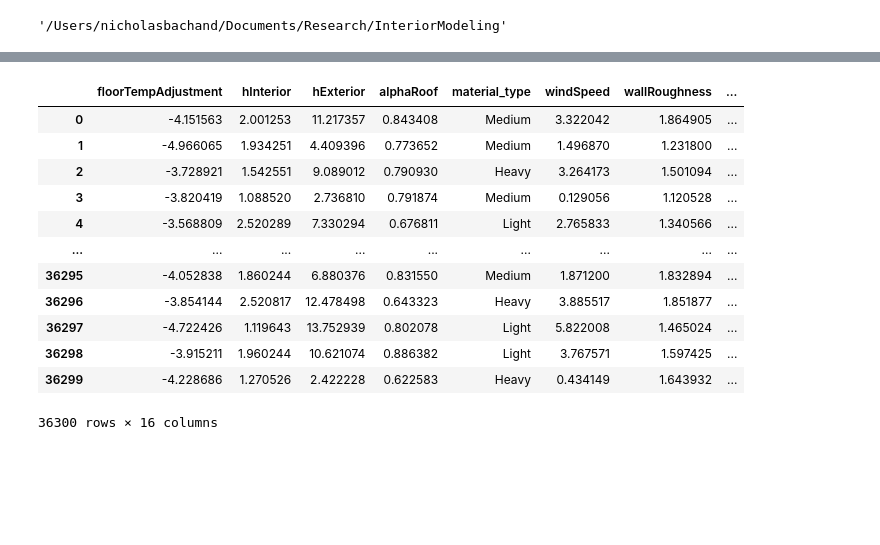
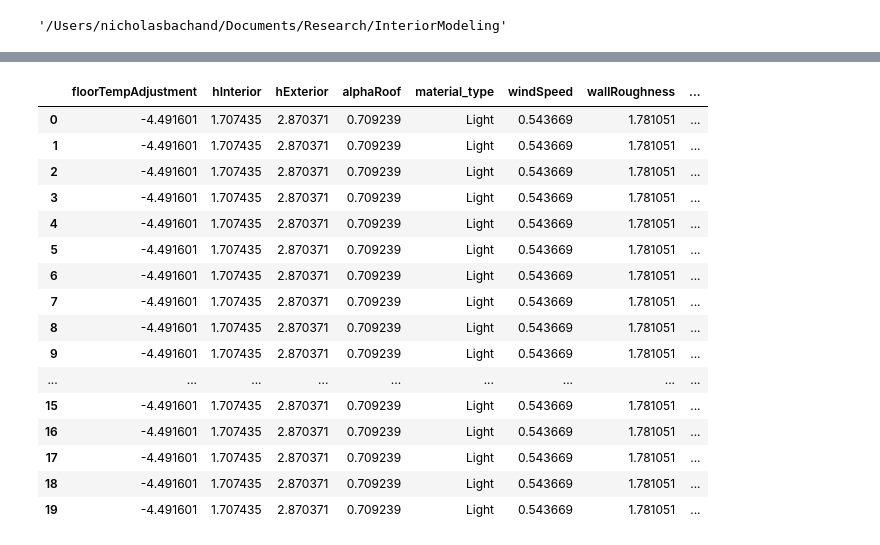
Before and after one commit to nbachand/graphBEM, a Jupyter notebook: MyBuilding.ipynb, the cells around one changed output, grey strips where cells are left out. Drawn from its saved outputs; the diff is of its cells as text; code cells hidden in the pictures; blank space fills up the shorter version.

Commit message:
added more temp and vent event info

```diff
--- a/MyBuilding.ipynb
+++ b/MyBuilding.ipynb
@@ -29,9 +29,9 @@ The autoreload extension is already loaded. To reload it, use:
 '/Users/nicholasbachand/Documents/Research/Cascade/city_block_cfd'
 '/Users/nicholasbachand/Documents/Research/InteriorModeling'
 # %%
-# resultsTime = "20240311-111046"
+resultsTimes = ["temp"]
 # resultsTimes = ["20240406-224437", "20240406-234343", "20240406-235655"]
-resultsTimes = ["20240408-235543", "20240409-005549", "20240409-005827"]
+# resultsTimes = ["20240408-235543", "20240409-005549", "20240409-005827"]
 outputs = []
 inputs = []
 for resultsTime in resultsTimes:
@@ -74,34 +53,32 @@ display(inputs, outputs)
 # %%
 dfFull = pd.DataFrame()
 ventHeaders = outputs.columns.get_level_values(0).unique().values
 for header in ventHeaders:
     df = pd.concat([inputs, outputs[header][:]], axis=1)
-    df["nVent"] = header
     df["run"] = df.index.values
     dfFull = pd.concat([dfFull, df], axis = "index")
-    # break
 
-# dfFull = dfFull.dropna()
+dfFull = dfFull.dropna()
 dfFull = dfFull.reset_index(drop=True)
-# dfFull = dfFull.sort_values(["run", "nVent"])
 dfFull
-# dfFull["hRelVent"] = dfFull["hVent"].diff()
-# dfFull["hRelVent"].fillna(0, inplace=True)
-# dfFull["hRelVent"] = dfFull["hRelVent"].clip(lower=0)
 # %% [output]
 |  | floorTempAdjustment | hInterior | hExterior | alphaRoof | material_type | windSpeed | wallRoughness | ... |
-| 0 | -4.151563 | 2.001253 | 11.217357 | 0.843408 | Medium | 3.322042 | 1.864905 | ... |
-| 1 | -4.966065 | 1.934251 | 4.409396 | 0.773652 | Medium | 1.496870 | 1.231800 | ... |
-| 2 | -3.728921 | 1.542551 | 9.089012 | 0.790930 | Heavy | 3.264173 | 1.501094 | ... |
-| 3 | -3.820419 | 1.088520 | 2.736810 | 0.791874 | Medium | 0.129056 | 1.120528 | ... |
-| 4 | -3.568809 | 2.520289 | 7.330294 | 0.676811 | Light | 2.765833 | 1.340566 | ... |
+| 0 | -4.491601 | 1.707435 | 2.870371 | 0.709239 | Light | 0.543669 | 1.781051 | ... |
+| 1 | -4.491601 | 1.707435 | 2.870371 | 0.709239 | Light | 0.543669 | 1.781051 | ... |
+| 2 | -4.491601 | 1.707435 | 2.870371 | 0.709239 | Light | 0.543669 | 1.781051 | ... |
+| 3 | -4.491601 | 1.707435 | 2.870371 | 0.709239 | Light | 0.543669 | 1.781051 | ... |
+| 4 | -4.491601 | 1.707435 | 2.870371 | 0.709239 | Light | 0.543669 | 1.781051 | ... |
+| 5 | -4.491601 | 1.707435 | 2.870371 | 0.709239 | Light | 0.543669 | 1.781051 | ... |
+| 6 | -4.491601 | 1.707435 | 2.870371 | 0.709239 | Light | 0.543669 | 1.781051 | ... |
+| 7 | -4.491601 | 1.707435 | 2.870371 | 0.709239 | Light | 0.543669 | 1.781051 | ... |
+| 8 | -4.491601 | 1.707435 | 2.870371 | 0.709239 | Light | 0.543669 | 1.781051 | ... |
+| 9 | -4.491601 | 1.707435 | 2.870371 | 0.709239 | Light | 0.543669 | 1.781051 | ... |
 | ... | ... | ... | ... | ... | ... | ... | ... | ... |
-| 36295 | -4.052838 | 1.860244 | 6.880376 | 0.831550 | Medium | 1.871200 | 1.832894 | ... |
-| 36296 | -3.854144 | 2.520817 | 12.478498 | 0.643323 | Heavy | 3.885517 | 1.851877 | ... |
-| 36297 | -4.722426 | 1.119643 | 13.752939 | 0.802078 | Light | 5.822008 | 1.465024 | ... |
-| 36298 | -3.915211 | 1.960244 | 10.621074 | 0.886382 | Light | 3.767571 | 1.597425 | ... |
-| 36299 | -4.228686 | 1.270526 | 2.422228 | 0.622583 | Heavy | 0.434149 | 1.643932 | ... |
+| 15 | -4.491601 | 1.707435 | 2.870371 | 0.709239 | Light | 0.543669 | 1.781051 | ... |
+| 16 | -4.491601 | 1.707435 | 2.870371 | 0.709239 | Light | 0.543669 | 1.781051 | ... |
+| 17 | -4.491601 | 1.707435 | 2.870371 | 0.709239 | Light | 0.543669 | 1.781051 | ... |
+| 18 | -4.491601 | 1.707435 | 2.870371 | 0.709239 | Light | 0.543669 | 1.781051 | ... |
+| 19 | -4.491601 | 1.707435 | 2.870371 | 0.709239 | Light | 0.543669 | 1.781051 | ... |
-36300 rows × 16 columns
 # %%
 dropCondition = dfFull["ceilingMinusFloor"] > 10
 dfFull = dfFull[~dropCondition]
```
Also changed, not shown: parts of 3 cells of this notebook, 4 other files.
